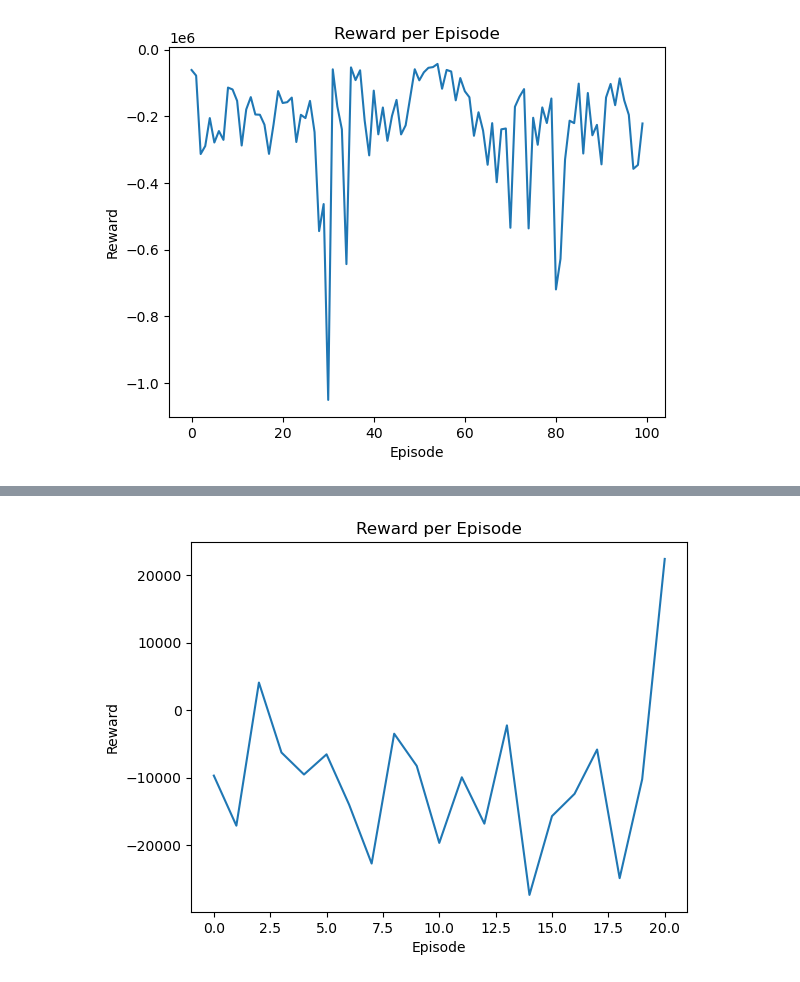
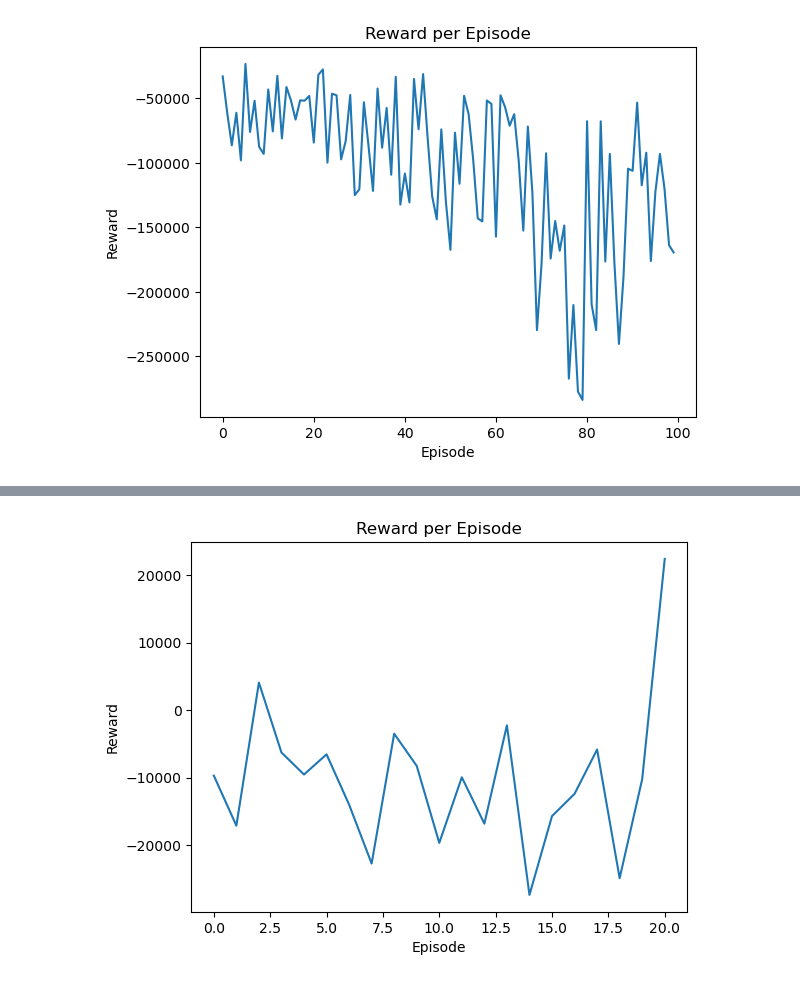
Before and after one commit to MintCat98/gym-gridverse-custom, a Jupyter notebook: plot_rewards.ipynb, the cells around one changed output, grey strips where cells are left out. Saved outputs shown, nothing was run; the diff lists cells and outputs as text; code cells hidden in the pictures.

```diff
--- a/plot_rewards.ipynb
+++ b/plot_rewards.ipynb
@@ -1,22 +1,22 @@
 # %%
 import pandas as pd
 import matplotlib.pyplot as plt
 
 # CSV 파일 경로
-csv_file = "total_rewards.csv"
+csv_file = "total_rewards100_without_closer.csv"
 
 # CSV 파일에서 데이터 읽어오기
 data = pd.read_csv(csv_file)
 
 # 그래프 그리기
 plt.plot(data['Episode'], data['Total Reward'])
 
 # 그래프 제목과 레이블 추가
 plt.title('Reward per Episode')
 plt.xlabel('Episode')
 plt.ylabel('Reward')
 
 # 그래프 표시
 plt.show()
 # %% [output]
-[figure, old version]
+[figure, new version]
```
Also changed, not shown: parts of 2 cells of this notebook, 9 other files.
